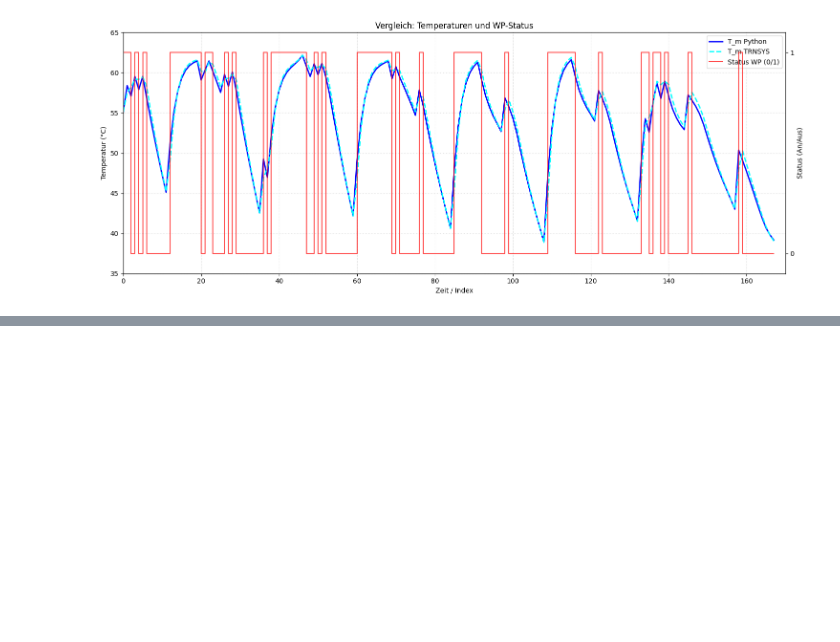
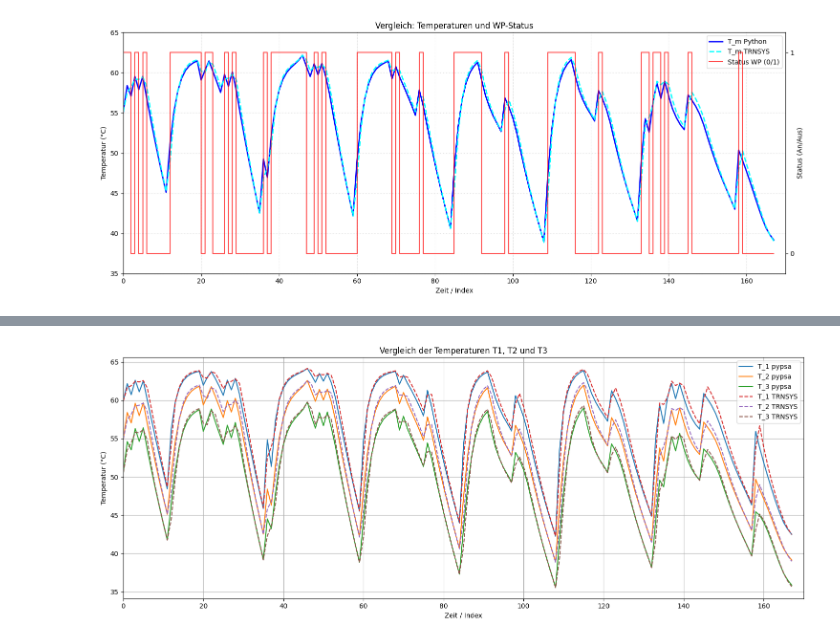
Before and after one commit to choffma8/masterprojektWaermespeicher, a Jupyter notebook: modellierungKonstanterVolumenspeicher.ipynb, the cells around one changed output, grey strips where cells are left out. Cells and saved outputs as stored; diff of their text form; code cells hidden in the pictures; blank space fills up the shorter version.

```diff
--- a/modellierungKonstanterVolumenspeicher.ipynb
+++ b/modellierungKonstanterVolumenspeicher.ipynb
@@ -525,0 +528,26 @@ plt.show()
+# %%
+# Erstelle Figur und Achsen
+fig, ax1 = plt.subplots(figsize=(15, 6))
+
+# Plotten der Temperaturen T1, T2 und T3
+# Python Daten
+ax1.plot(output_pypsa.index, output_pypsa['T1_python'], label='T_1 pypsa', linewidth=1.5)
+ax1.plot(output_pypsa.index, output_pypsa['T2_python'], label='T_2 pypsa', linewidth=1.5)
+ax1.plot(output_pypsa.index, output_pypsa['T3_python'], label='T_3 pypsa', linewidth=1.5)
+
+# TRNSYS Daten (gestrichelt für bessere Unterscheidung)
+ax1.plot(TRNSYSdata.index, TRNSYSdata['T_1'], label='T_1 TRNSYS', linewidth=1.5, linestyle='--')
+ax1.plot(TRNSYSdata.index, TRNSYSdata['T_2'], label='T_2 TRNSYS', linewidth=1.5, linestyle='--')
+ax1.plot(TRNSYSdata.index, TRNSYSdata['T_3'], label='T_3 TRNSYS', linewidth=1.5, linestyle='--')
+
+ax1.set_title('Vergleich der Temperaturen T1, T2 und T3')
+ax1.set_xlabel('Zeit / Index')
+ax1.set_ylabel('Temperatur (°C)')
+ax1.set_xlim(0, 170)
+ax1.grid(True)
+ax1.legend() # Fügt die Legende hinzu, um die Linien zu unterscheiden
+
+plt.tight_layout()
+plt.show()
+# %% [output]
+[figure, added]
```
Also changed, not shown: parts of 10 cells of this notebook, 7 other files.
